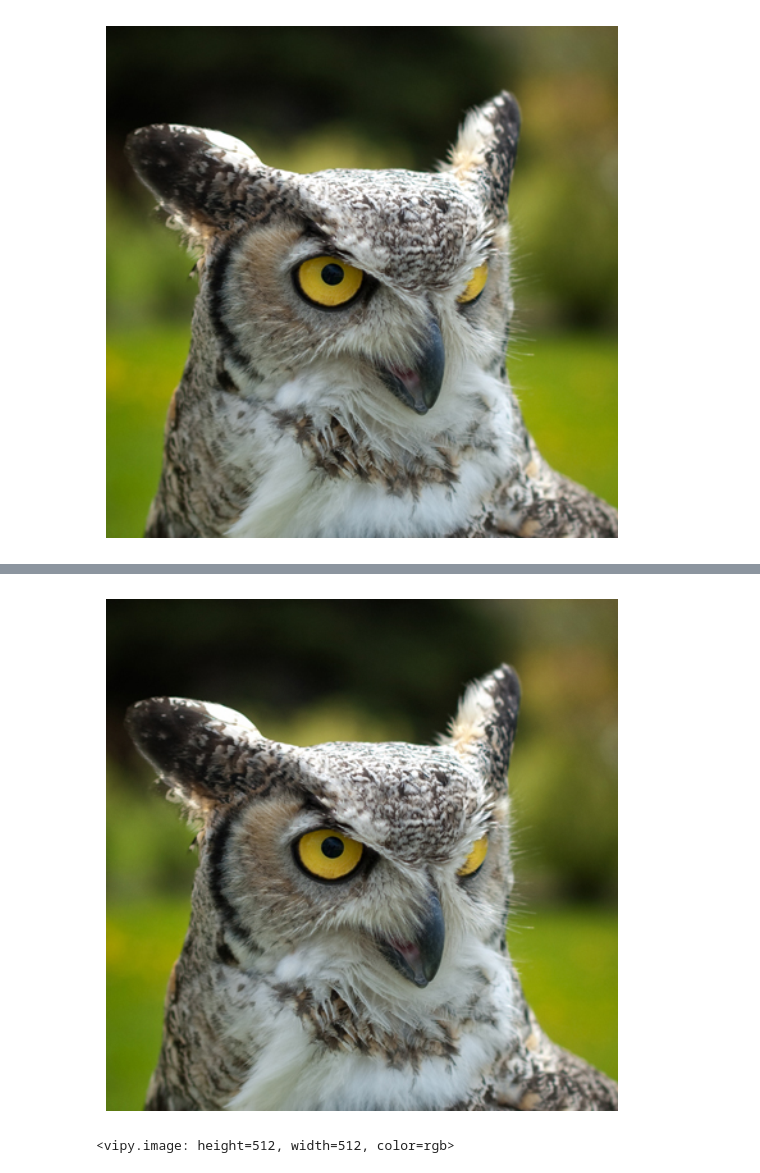
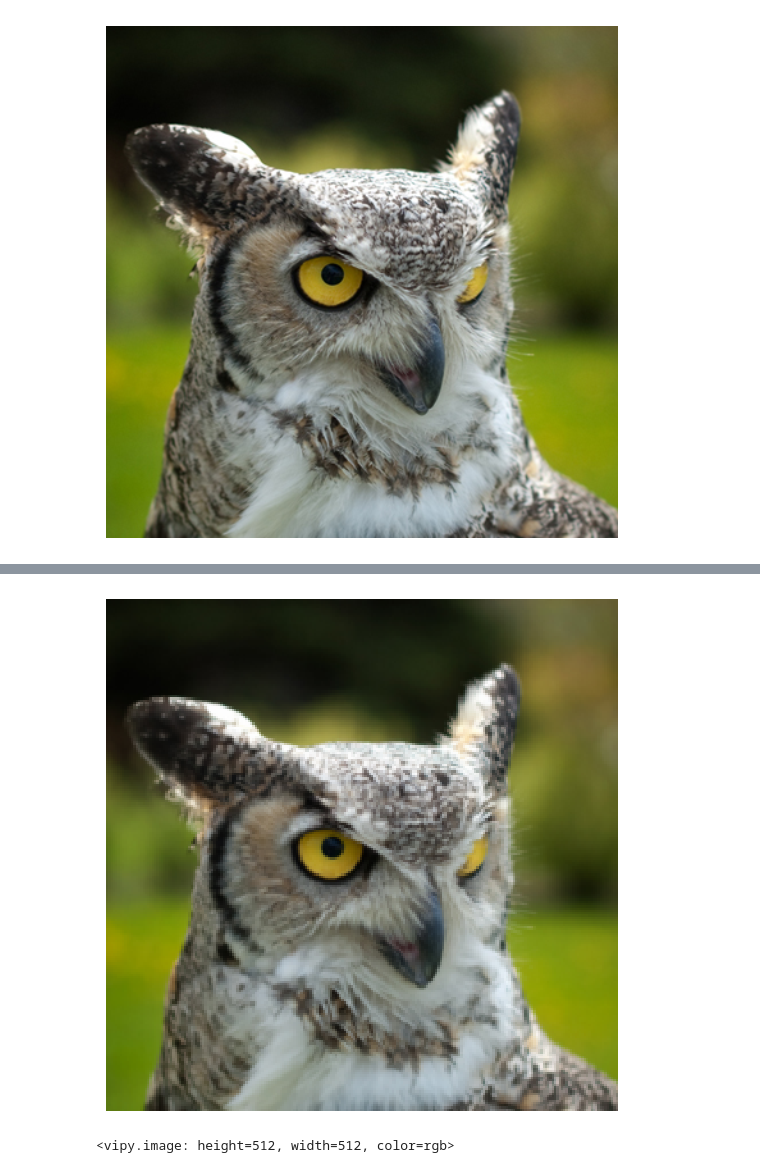
Before and after one commit to visym/keynet, a Jupyter notebook: demo/vgg16.ipynb, the cells around one changed output, grey strips where cells are left out. Saved outputs shown, nothing was run; the diff lists cells and outputs as text; code cells hidden in the pictures.

```diff
--- a/demo/vgg16.ipynb
+++ b/demo/vgg16.ipynb
@@ -43,6 +38,7 @@ torch.Size([1, 3, 512, 512])
 <vipy.image: height=512, width=512, color=rgb>
-# %%
-keyed.decrypt().asimage().show()
-# %% [output]
-[figure, removed]
-<vipy.image: height=512, width=512, color=rgb>
+# %%
+# Recover the original image
+keyed.decrypt().toimage().mindim(512, interp='nearest').show()
+# %% [output]
+[figure, added]
+<vipy.image: height=512, width=512, color=rgb>
```
Also changed, not shown: parts of 5 cells of this notebook, 1 other file.
